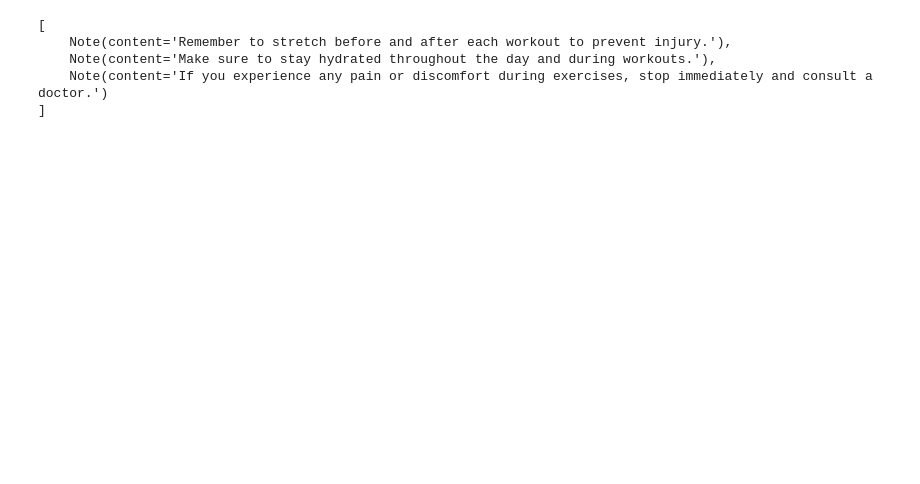
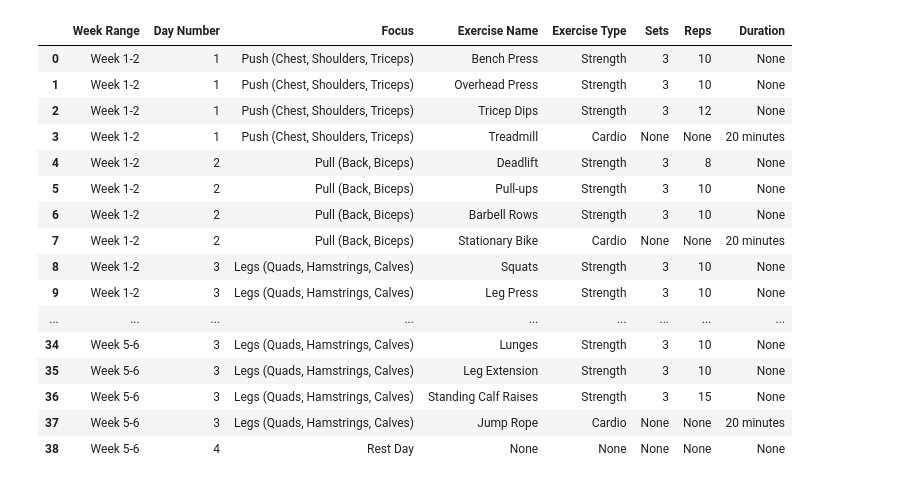
Before and after one commit to lakshyaag/FitAI, a Jupyter notebook: scratch.ipynb, the cells around one changed output. Drawn from its saved outputs; the diff is of its cells as text; code cells hidden in the pictures; blank space fills up the shorter version.

```diff
--- a/scratch.ipynb
+++ b/scratch.ipynb
@@ -252,3 +304,65 @@ NameError: name 'plan' is not defined
+# %%
+def convert_to_dataframe(plan):
+    weeks, notes = plan.wks, plan.notes
+
+    workout_data = []
+    for week in weeks:
+        week_range, days = week.wk_range, week.days
+        for day in days:
+            if day.exs:
+                for exercise in day.exs:
+                    row = {
+                        "Week Range": week_range,
+                        "Day Number": day.num,
+                        "Focus": day.focus,
+                        "Exercise Name": exercise.name,
+                        "Exercise Type": exercise.type,
+                        "Sets": exercise.sets,
+                        "Reps": exercise.reps,
+                        "Duration": f"{exercise.dur.val} {exercise.dur.unit}"
+                        if exercise.dur
+                        else None,
+                    }
+                    workout_data.append(row)
+            else:
+                row = {
+                    "Week Range": week_range,
+                    "Day Number": day.num,
+                    "Focus": day.focus,
+                    "Exercise Name": None,
+                    "Exercise Type": None,
+                    "Sets": None,
+                    "Reps": None,
+                    "Duration": None,
+                }
+                workout_data.append(row)
+
+    note_data = []
+    for note in notes:
+        row = {"note": note.content}
+        note_data.append(row)
+
+    return workout_data, note_data
+# %%
+pd.DataFrame(convert_to_dataframe(plan)[0])
+# %% [output]
+|  | Week Range | Day Number | Focus | Exercise Name | Exercise Type | Sets | Reps | Duration |
+| 0 | Week 1-2 | 1 | Push (Chest, Shoulders, Triceps) | Bench Press | Strength | 3 | 10 | None |
+| 1 | Week 1-2 | 1 | Push (Chest, Shoulders, Triceps) | Overhead Press | Strength | 3 | 10 | None |
+| 2 | Week 1-2 | 1 | Push (Chest, Shoulders, Triceps) | Tricep Dips | Strength | 3 | 12 | None |
+| 3 | Week 1-2 | 1 | Push (Chest, Shoulders, Triceps) | Treadmill | Cardio | None | None | 20 minutes |
+| 4 | Week 1-2 | 2 | Pull (Back, Biceps) | Deadlift | Strength | 3 | 8 | None |
+| 5 | Week 1-2 | 2 | Pull (Back, Biceps) | Pull-ups | Strength | 3 | 10 | None |
+| 6 | Week 1-2 | 2 | Pull (Back, Biceps) | Barbell Rows | Strength | 3 | 10 | None |
+| 7 | Week 1-2 | 2 | Pull (Back, Biceps) | Stationary Bike | Cardio | None | None | 20 minutes |
+| 8 | Week 1-2 | 3 | Legs (Quads, Hamstrings, Calves) | Squats | Strength | 3 | 10 | None |
+| 9 | Week 1-2 | 3 | Legs (Quads, Hamstrings, Calves) | Leg Press | Strength | 3 | 10 | None |
+| ... | ... | ... | ... | ... | ... | ... | ... | ... |
+| 34 | Week 5-6 | 3 | Legs (Quads, Hamstrings, Calves) | Lunges | Strength | 3 | 10 | None |
+| 35 | Week 5-6 | 3 | Legs (Quads, Hamstrings, Calves) | Leg Extension | Strength | 3 | 10 | None |
+| 36 | Week 5-6 | 3 | Legs (Quads, Hamstrings, Calves) | Standing Calf Raises | Strength | 3 | 15 | None |
+| 37 | Week 5-6 | 3 | Legs (Quads, Hamstrings, Calves) | Jump Rope | Cardio | None | None | 20 minutes |
+| 38 | Week 5-6 | 4 | Rest Day | None | None | None | None | None |
 # %%
 weeks = WorkoutPlan(
     weeks=[
@@ -637,14 +751,3 @@ weeks = WorkoutPlan(
         ),
     ],
 )
-# %%
-import pandas as pd
-
-print(weeks.notes)
-# %% [output]
-[
-    Note(content='Remember to stretch before and after each workout to prevent injury.'),
-    Note(content='Make sure to stay hydrated throughout the day and during workouts.'),
-    Note(content='If you experience any pain or discomfort during exercises, stop immediately and consult a
-doctor.')
-]
```
Also changed, not shown: parts of 34 cells of this notebook, 5 other files.
